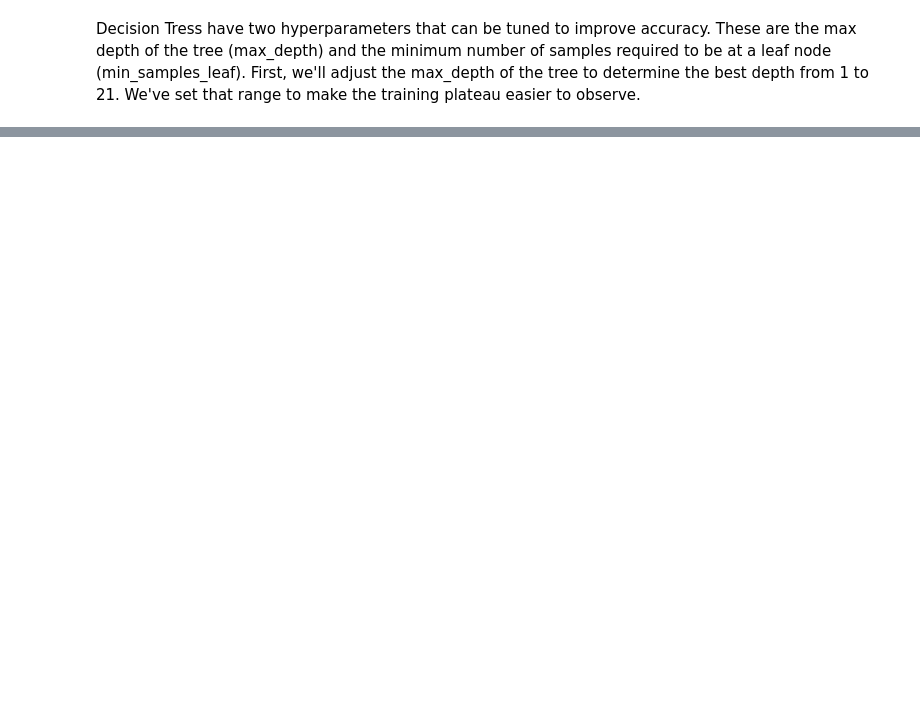
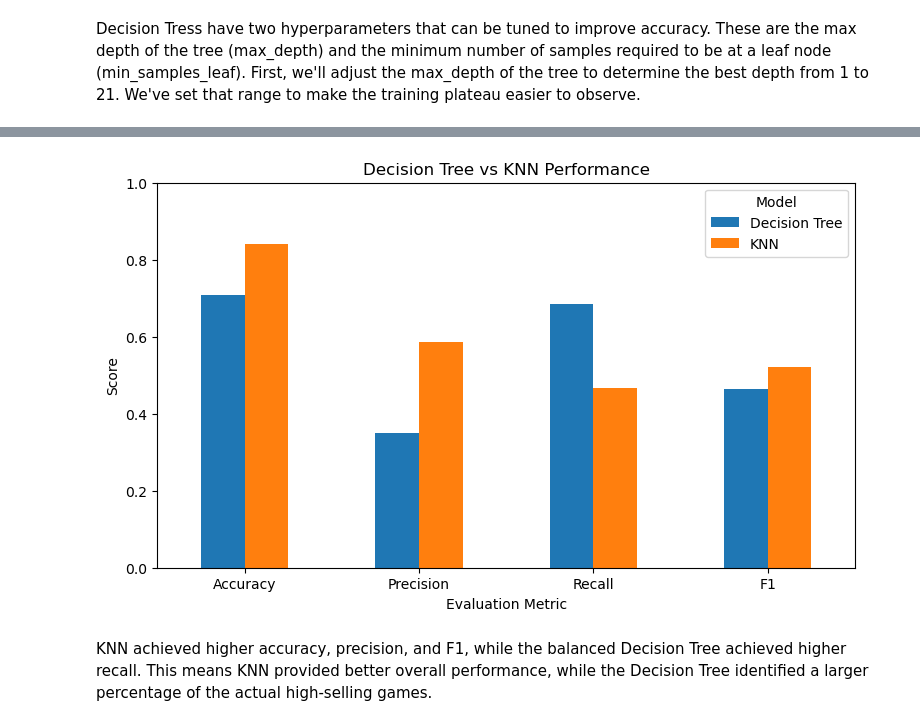
Before and after one commit to CarlosOlvera05/ML-Course-Project, a Jupyter notebook: MLProject.ipynb, the cells around one changed output, grey strips where cells are left out. Drawn from its saved outputs; the diff is of its cells as text; code cells hidden in the pictures; blank space fills up the shorter version.

```diff
--- a/MLProject.ipynb
+++ b/MLProject.ipynb
@@ -483,0 +757,26 @@ Standard Deviation: 0.026536232146010752
+# %%
+# Compare the final Decision Tree and KNN models
+
+# Calculate the final evaluation scores for the balanced Decision Tree
+decision_tree_scores = {
+    "Accuracy": accuracy_score(y_test, balanced_predictions),
+    "Precision": precision_score(y_test, balanced_predictions),
+    "Recall": recall_score(y_test, balanced_predictions),
+    "F1": f1_score(y_test, balanced_predictions)
+}
+
+# Calculate the same evaluation scores for the final tuned KNN model
+knn_scores = {
+    "Accuracy": accuracy_score(y_test, final_knn_predictions),
+    "Precision": precision_score(y_test, final_knn_predictions),
+    "Recall": recall_score(y_test, final_knn_predictions),
+    "F1": f1_score(y_test, final_knn_predictions)
+}
+
+# Put scores into a dataframe, each column represents a model and each row represents an evaluation metric
+model_comparison = pd.DataFrame({
+    "Decision Tree": decision_tree_scores,
+    "KNN": knn_scores
+})
+
+model_comparison
@@ -483,0 +789,17 @@ Standard Deviation: 0.026536232146010752
+# %%
+
+# Create a bar graph to visually compare the evaluation metrics of the final Decision Tree and KNN models.
+model_comparison.plot(kind="bar",figsize=(9, 5))
+
+plt.title("Decision Tree vs KNN Performance")
+plt.xlabel("Evaluation Metric")
+plt.ylabel("Score")
+plt.ylim(0, 1)
+plt.xticks(rotation=0)
+plt.legend(title="Model")
+
+plt.show()
+# %% [output]
+[figure, added]
+# %% [markdown]
+KNN achieved higher accuracy, precision, and F1, while the balanced Decision Tree achieved higher recall. This means KNN provided better overall performance, while the Decision Tree identified a larger percentage of the actual high-selling games.
```
Also changed, not shown: parts of 48 cells of this notebook.
